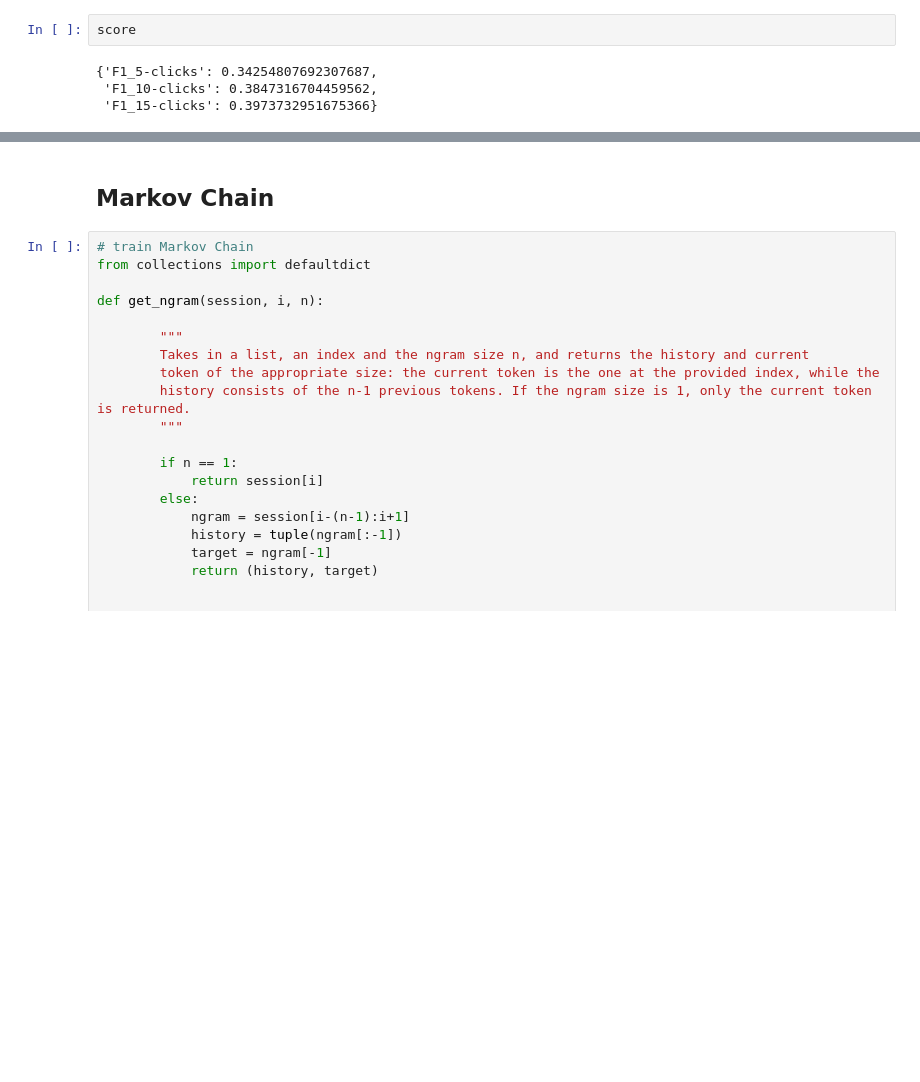
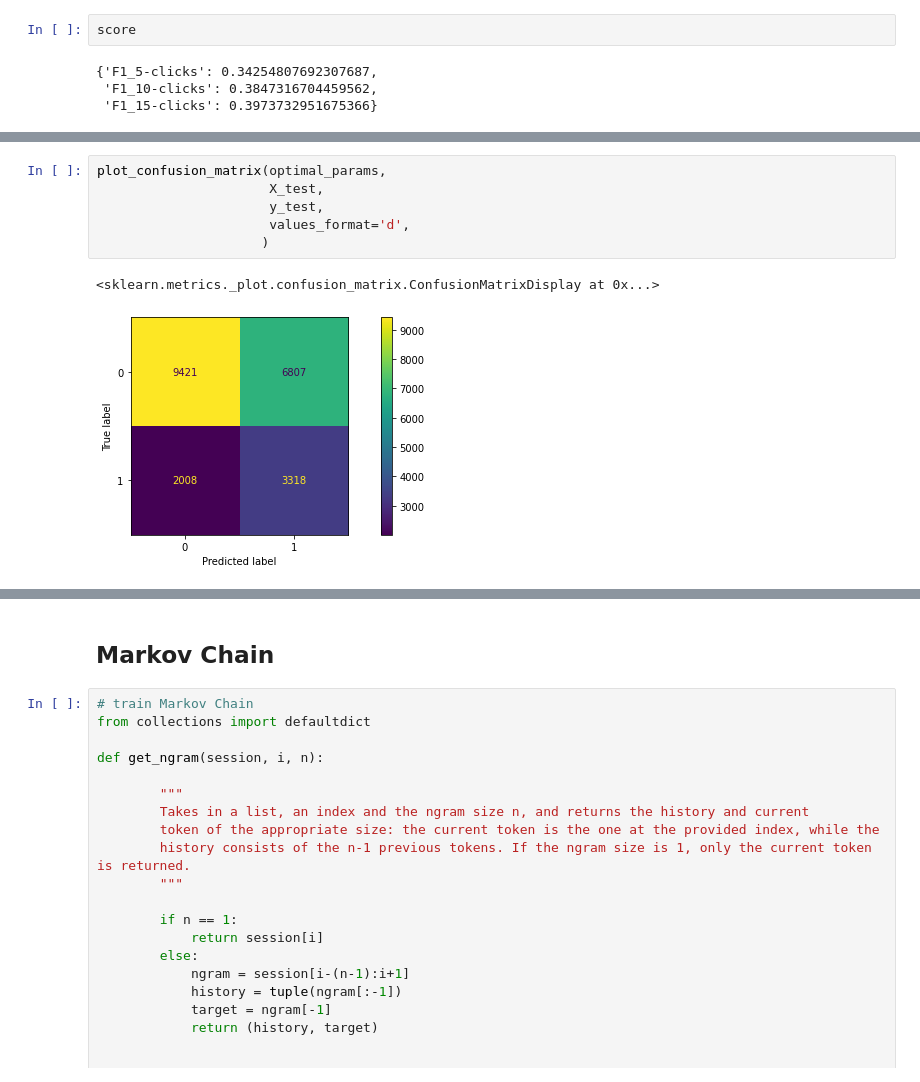
Before and after one commit to modiem/ACD-group, a Jupyter notebook: Early-prediction.ipynb, the cells around one changed output, grey strips where cells are left out. Drawn from its saved outputs; the diff is of its cells as text; blank space fills up the shorter version.

```diff
--- a/Early-prediction.ipynb
+++ b/Early-prediction.ipynb
@@ -665,0 +632,9 @@ f1
+# %%
+plot_confusion_matrix(optimal_params,
+                      X_test,
+                      y_test,
+                      values_format='d',
+                     )
+# %% [output]
+<sklearn.metrics._plot.confusion_matrix.ConfusionMatrixDisplay at 0x...>
+[figure, added]
```
Also changed, not shown: parts of 45 cells of this notebook.
